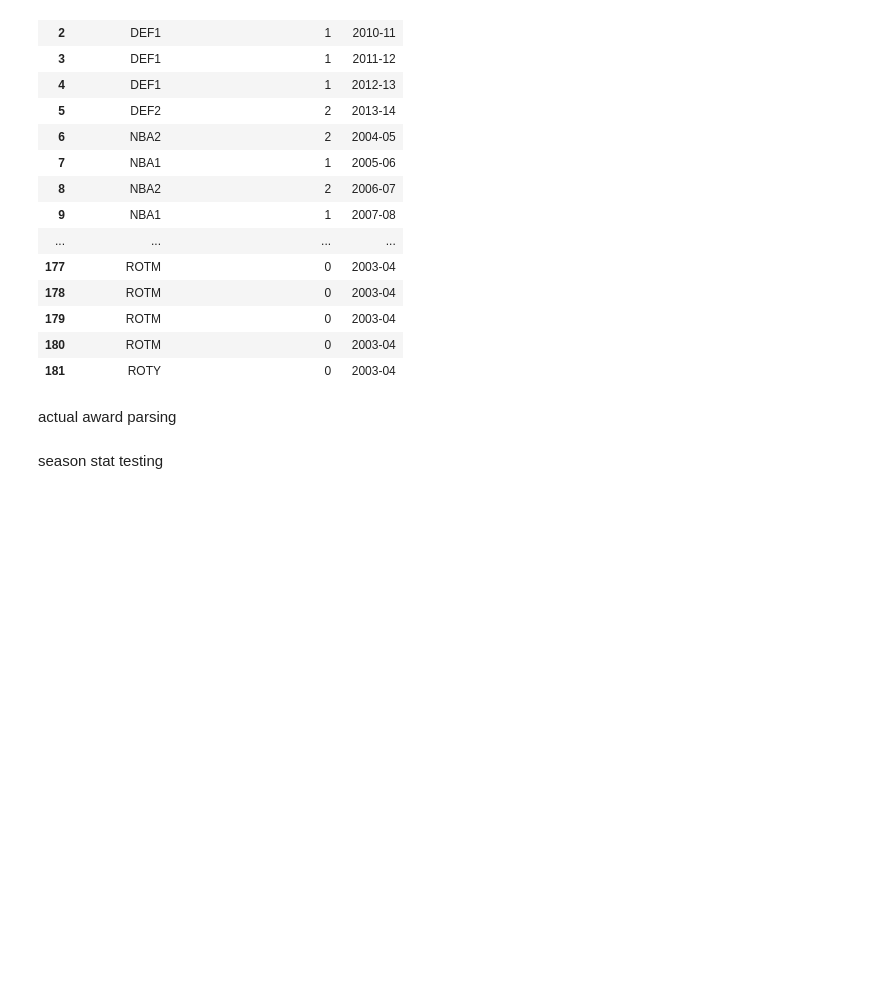
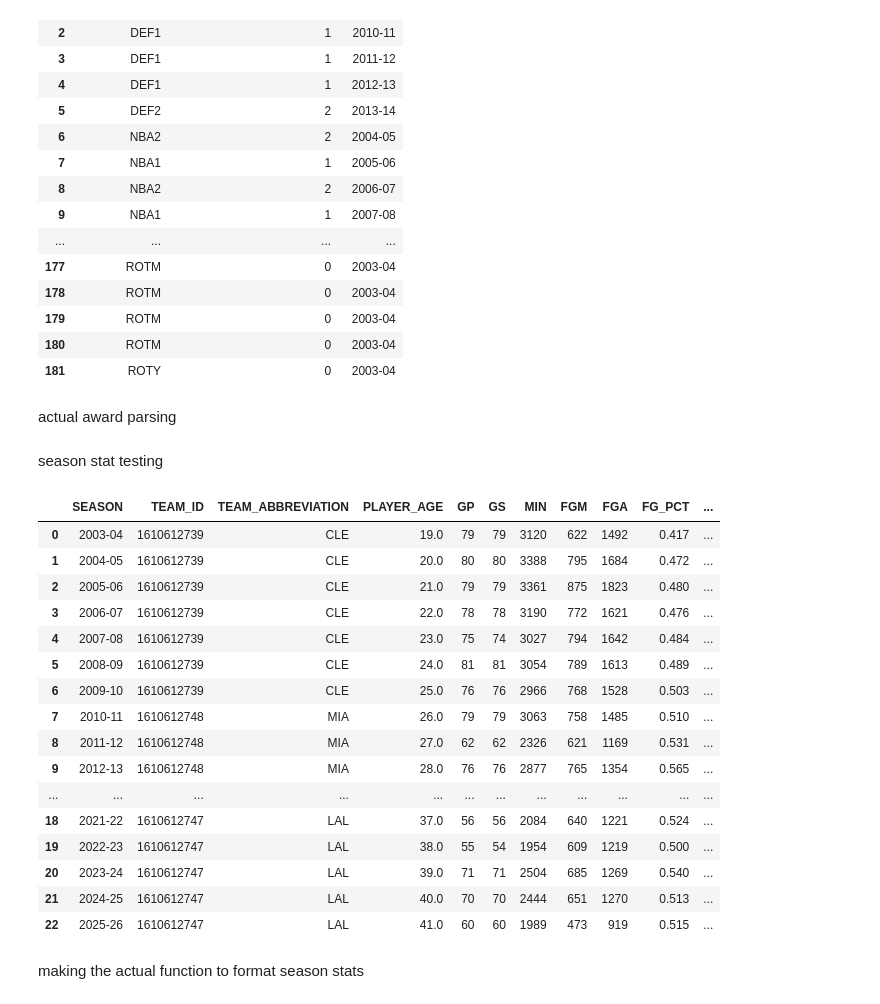
Before and after one commit to kingtusks/dagger, a Jupyter notebook: setup/test.ipynb, the cells around one changed output. Saved outputs shown, nothing was run; the diff lists cells and outputs as text; code cells hidden in the pictures; blank space fills up the shorter version.

Commit message:
finished the function to scrape season stats for a player
- it works for both regular and postseason
- will test the rust endpoint for it

```diff
--- a/setup/test.ipynb
+++ b/setup/test.ipynb
@@ -315,4 +319,37 @@ season stat testing
 # %%
 lebron = [p for p in players if p["full_name"].lower() == "lebron james"]
 lebron = lebron[0] #de-listifying (dont do this in prod)
 lebron_id = lebron["id"] #2544
+
+stats = playercareerstats.PlayerCareerStats(player_id=lebron_id).get_data_frames()
+regStats = stats[0]
+postStats = stats[2]
+
+regStats = regStats.drop([
+    "PLAYER_ID",
+    "LEAGUE_ID",
+], axis=1)
+
+regStats = regStats.rename({"SEASON_ID": "SEASON"}, axis=1)
+
+regStats
+# %% [output]
+|  | SEASON | TEAM_ID | TEAM_ABBREVIATION | PLAYER_AGE | GP | GS | MIN | FGM | FGA | FG_PCT | ... |
+| 0 | 2003-04 | 1610612739 | CLE | 19.0 | 79 | 79 | 3120 | 622 | 1492 | 0.417 | ... |
+| 1 | 2004-05 | 1610612739 | CLE | 20.0 | 80 | 80 | 3388 | 795 | 1684 | 0.472 | ... |
+| 2 | 2005-06 | 1610612739 | CLE | 21.0 | 79 | 79 | 3361 | 875 | 1823 | 0.480 | ... |
+| 3 | 2006-07 | 1610612739 | CLE | 22.0 | 78 | 78 | 3190 | 772 | 1621 | 0.476 | ... |
+| 4 | 2007-08 | 1610612739 | CLE | 23.0 | 75 | 74 | 3027 | 794 | 1642 | 0.484 | ... |
+| 5 | 2008-09 | 1610612739 | CLE | 24.0 | 81 | 81 | 3054 | 789 | 1613 | 0.489 | ... |
+| 6 | 2009-10 | 1610612739 | CLE | 25.0 | 76 | 76 | 2966 | 768 | 1528 | 0.503 | ... |
+| 7 | 2010-11 | 1610612748 | MIA | 26.0 | 79 | 79 | 3063 | 758 | 1485 | 0.510 | ... |
+| 8 | 2011-12 | 1610612748 | MIA | 27.0 | 62 | 62 | 2326 | 621 | 1169 | 0.531 | ... |
+| 9 | 2012-13 | 1610612748 | MIA | 28.0 | 76 | 76 | 2877 | 765 | 1354 | 0.565 | ... |
+| ... | ... | ... | ... | ... | ... | ... | ... | ... | ... | ... | ... |
+| 18 | 2021-22 | 1610612747 | LAL | 37.0 | 56 | 56 | 2084 | 640 | 1221 | 0.524 | ... |
+| 19 | 2022-23 | 1610612747 | LAL | 38.0 | 55 | 54 | 1954 | 609 | 1219 | 0.500 | ... |
+| 20 | 2023-24 | 1610612747 | LAL | 39.0 | 71 | 71 | 2504 | 685 | 1269 | 0.540 | ... |
+| 21 | 2024-25 | 1610612747 | LAL | 40.0 | 70 | 70 | 2444 | 651 | 1270 | 0.513 | ... |
+| 22 | 2025-26 | 1610612747 | LAL | 41.0 | 60 | 60 | 1989 | 473 | 919 | 0.515 | ... |
+# %% [markdown]
+making the actual function to format season stats
```
Also changed, not shown: parts of 2 cells of this notebook, 1 other file.
